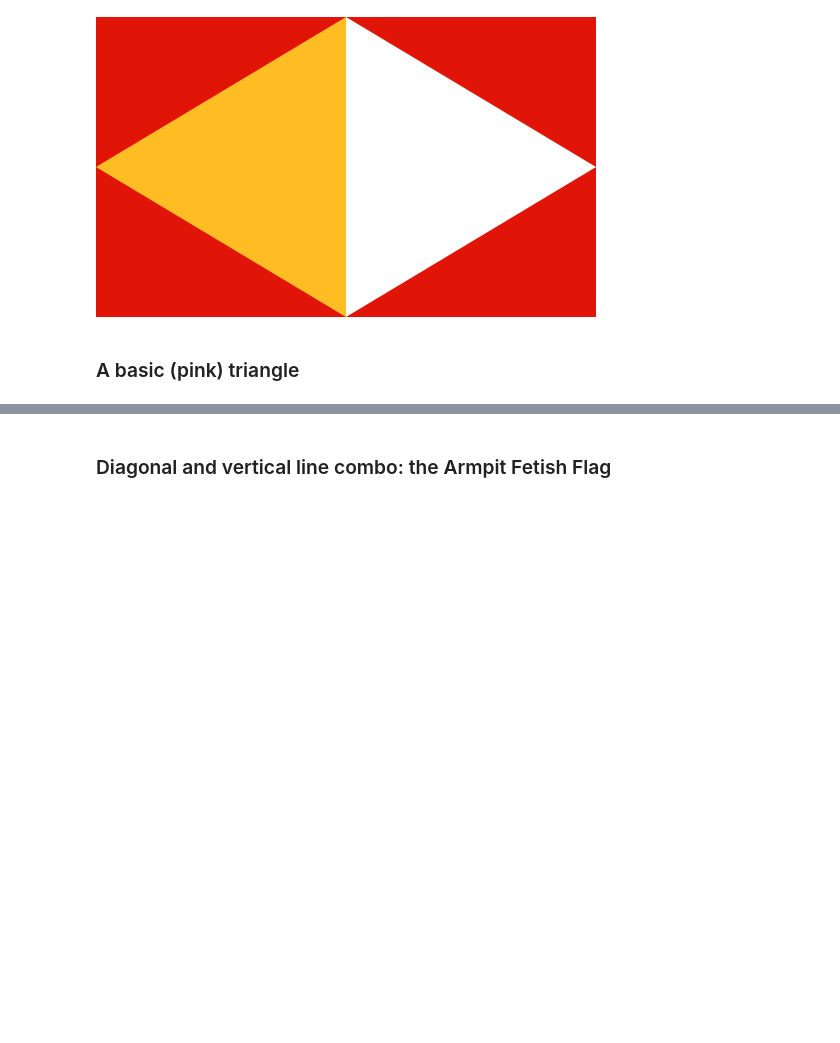
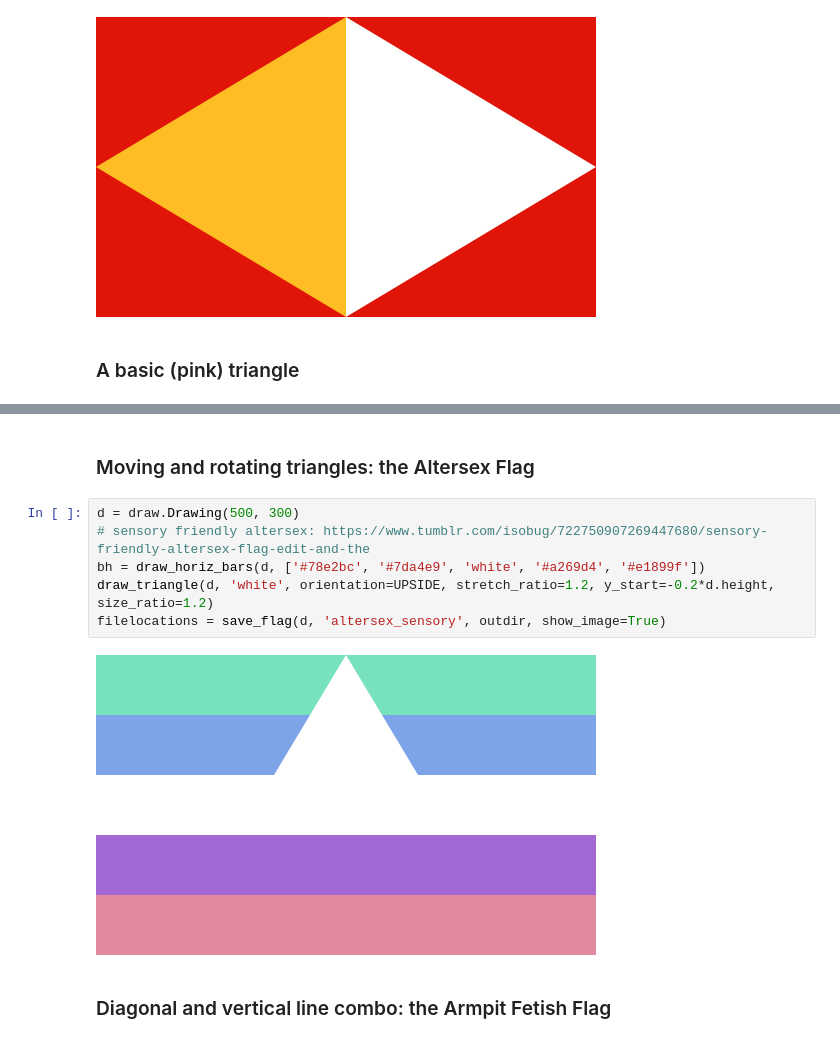
Before and after one commit to intervexual/drawpride, a Jupyter notebook: examples.ipynb, the cells around one changed output, grey strips where cells are left out. Drawn from its saved outputs; the diff is of its cells as text; blank space fills up the shorter version.

```diff
--- a/examples.ipynb
+++ b/examples.ipynb
@@ -303 +324,12 @@ filelocations = save_flag(d, 'pink_triangle', outdir, show_image=True)
+# %% [markdown]
+
+### Moving and rotating triangles: the Altersex Flag
+# %%
+d = draw.Drawing(500, 300)
+# sensory friendly altersex: https://www.tumblr.com/isobug/722750907269447680/sensory-friendly-altersex-flag-edit-and-the
+bh = draw_horiz_bars(d, ['#78e2bc', '#7da4e9', 'white', '#a269d4', '#e1899f'])
+draw_triangle(d, 'white', orientation=UPSIDE, stretch_ratio=1.2, y_start=-0.2*d.height, size_ratio=1.2)
+filelocations = save_flag(d, 'altersex_sensory', outdir, show_image=True)
+# %% [output]
+[figure, added]
 # %% [markdown]
```
Also changed, not shown: parts of 8 cells of this notebook, 15 other files.
